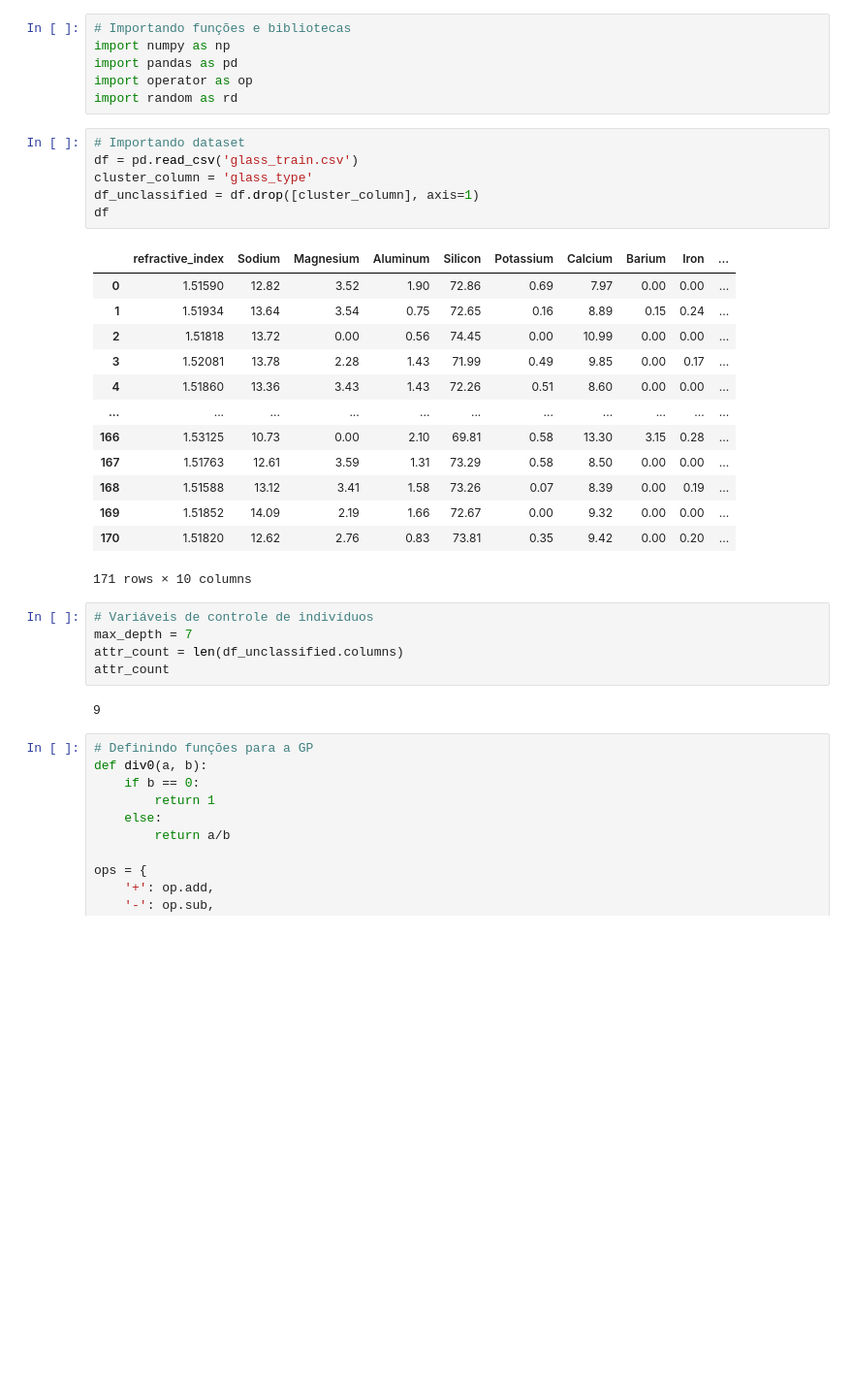
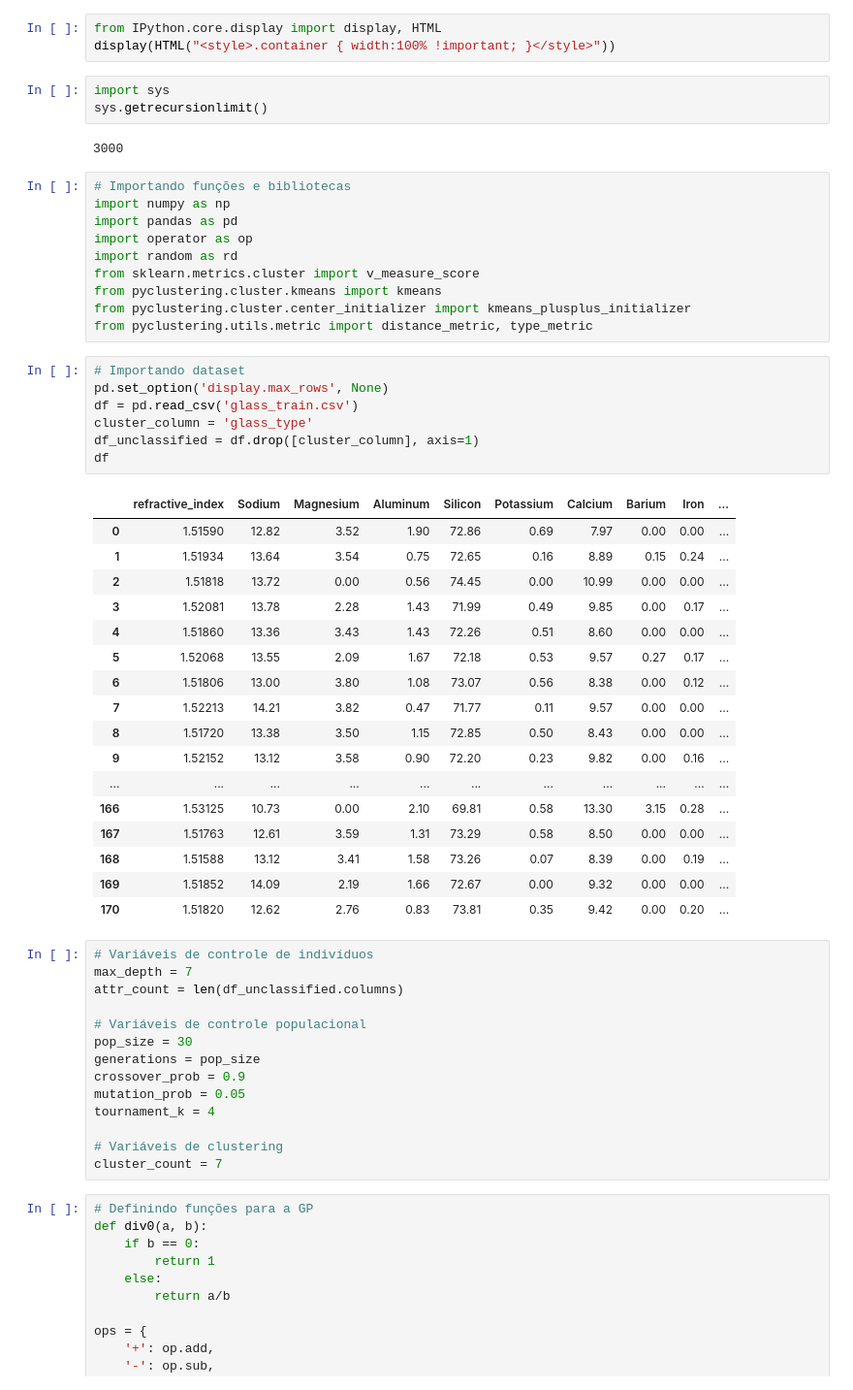
Before and after one commit to caioguedesam/genetic_programming, a Jupyter notebook: TP1-2.ipynb, the cells around one changed output. Shown at 97% size. Saved outputs shown, nothing was run; the diff lists cells and outputs as text; blank space fills up the shorter version.

```diff
--- a/TP1-2.ipynb
+++ b/TP1-2.ipynb
@@ -1,36 +1,60 @@
+# %%
+from IPython.core.display import display, HTML
+display(HTML("<style>.container { width:100% !important; }</style>"))
+# %%
+import sys
+sys.getrecursionlimit()
+# %% [output]
+3000
 # %%
 # Importando funções e bibliotecas
 import numpy as np
 import pandas as pd
 import operator as op
 import random as rd
+from sklearn.metrics.cluster import v_measure_score
+from pyclustering.cluster.kmeans import kmeans
+from pyclustering.cluster.center_initializer import kmeans_plusplus_initializer
+from pyclustering.utils.metric import distance_metric, type_metric
 # %%
 # Importando dataset
+pd.set_option('display.max_rows', None)
 df = pd.read_csv('glass_train.csv')
 cluster_column = 'glass_type'
 df_unclassified = df.drop([cluster_column], axis=1)
 df
 # %% [output]
 |  | refractive_index | Sodium | Magnesium | Aluminum | Silicon | Potassium | Calcium | Barium | Iron | ... |
 | 0 | 1.51590 | 12.82 | 3.52 | 1.90 | 72.86 | 0.69 | 7.97 | 0.00 | 0.00 | ... |
 | 1 | 1.51934 | 13.64 | 3.54 | 0.75 | 72.65 | 0.16 | 8.89 | 0.15 | 0.24 | ... |
 | 2 | 1.51818 | 13.72 | 0.00 | 0.56 | 74.45 | 0.00 | 10.99 | 0.00 | 0.00 | ... |
 | 3 | 1.52081 | 13.78 | 2.28 | 1.43 | 71.99 | 0.49 | 9.85 | 0.00 | 0.17 | ... |
 | 4 | 1.51860 | 13.36 | 3.43 | 1.43 | 72.26 | 0.51 | 8.60 | 0.00 | 0.00 | ... |
+| 5 | 1.52068 | 13.55 | 2.09 | 1.67 | 72.18 | 0.53 | 9.57 | 0.27 | 0.17 | ... |
+| 6 | 1.51806 | 13.00 | 3.80 | 1.08 | 73.07 | 0.56 | 8.38 | 0.00 | 0.12 | ... |
+| 7 | 1.52213 | 14.21 | 3.82 | 0.47 | 71.77 | 0.11 | 9.57 | 0.00 | 0.00 | ... |
+| 8 | 1.51720 | 13.38 | 3.50 | 1.15 | 72.85 | 0.50 | 8.43 | 0.00 | 0.00 | ... |
+| 9 | 1.52152 | 13.12 | 3.58 | 0.90 | 72.20 | 0.23 | 9.82 | 0.00 | 0.16 | ... |
 | ... | ... | ... | ... | ... | ... | ... | ... | ... | ... | ... |
 | 166 | 1.53125 | 10.73 | 0.00 | 2.10 | 69.81 | 0.58 | 13.30 | 3.15 | 0.28 | ... |
 | 167 | 1.51763 | 12.61 | 3.59 | 1.31 | 73.29 | 0.58 | 8.50 | 0.00 | 0.00 | ... |
 | 168 | 1.51588 | 13.12 | 3.41 | 1.58 | 73.26 | 0.07 | 8.39 | 0.00 | 0.19 | ... |
 | 169 | 1.51852 | 14.09 | 2.19 | 1.66 | 72.67 | 0.00 | 9.32 | 0.00 | 0.00 | ... |
 | 170 | 1.51820 | 12.62 | 2.76 | 0.83 | 73.81 | 0.35 | 9.42 | 0.00 | 0.20 | ... |
-171 rows × 10 columns
 # %%
 # Variáveis de controle de indivíduos
 max_depth = 7
 attr_count = len(df_unclassified.columns)
-attr_count
+
+# Variáveis de controle populacional
+pop_size = 30
+generations = pop_size
+crossover_prob = 0.9
+mutation_prob = 0.05
+tournament_k = 4
+
+# Variáveis de clustering
+cluster_count = 7
-# %% [output]
-9
 # %%
 # Definindo funções para a GP
 def div0(a, b):
```
Also changed, not shown: parts of 6 cells of this notebook, 1 other file.
